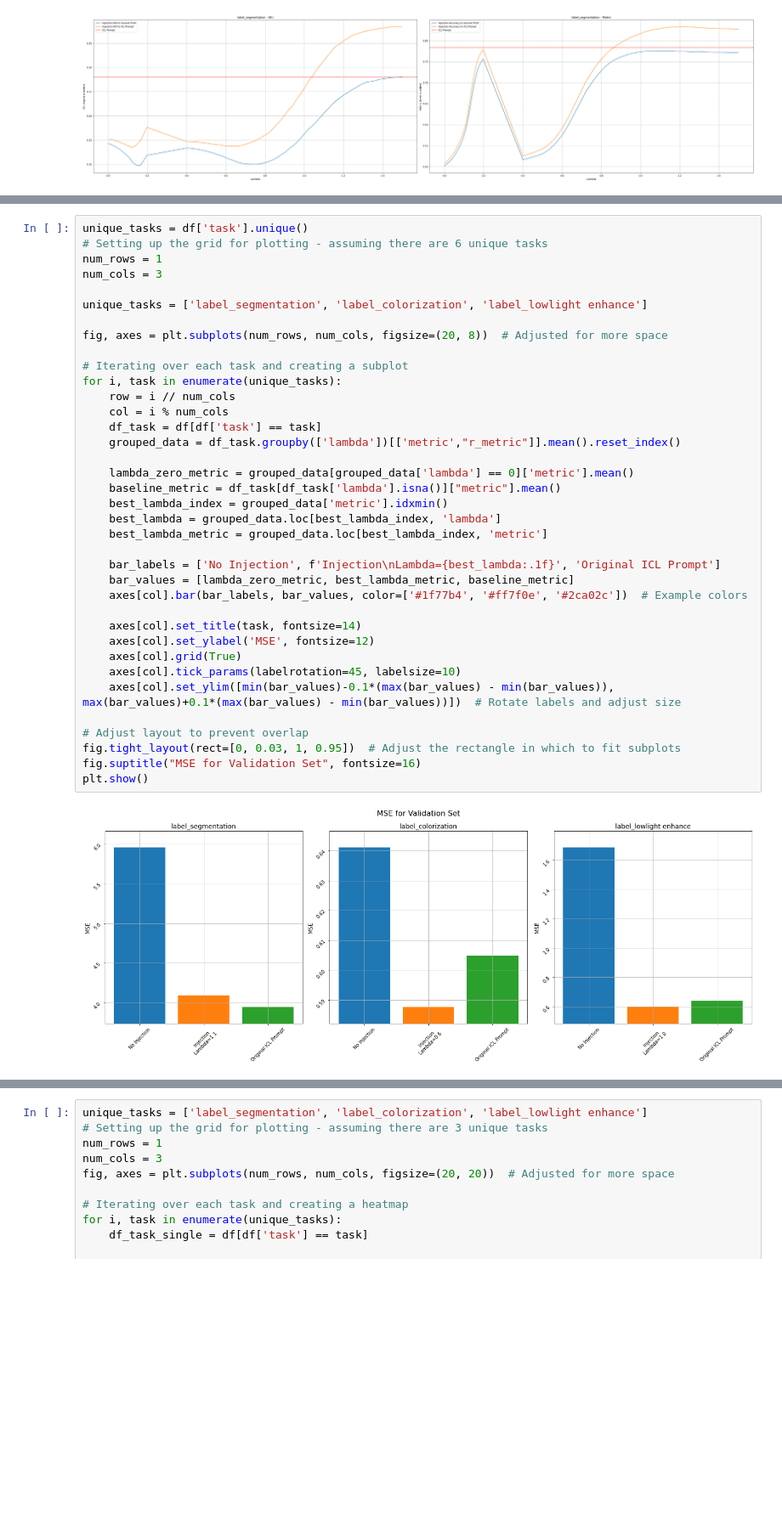
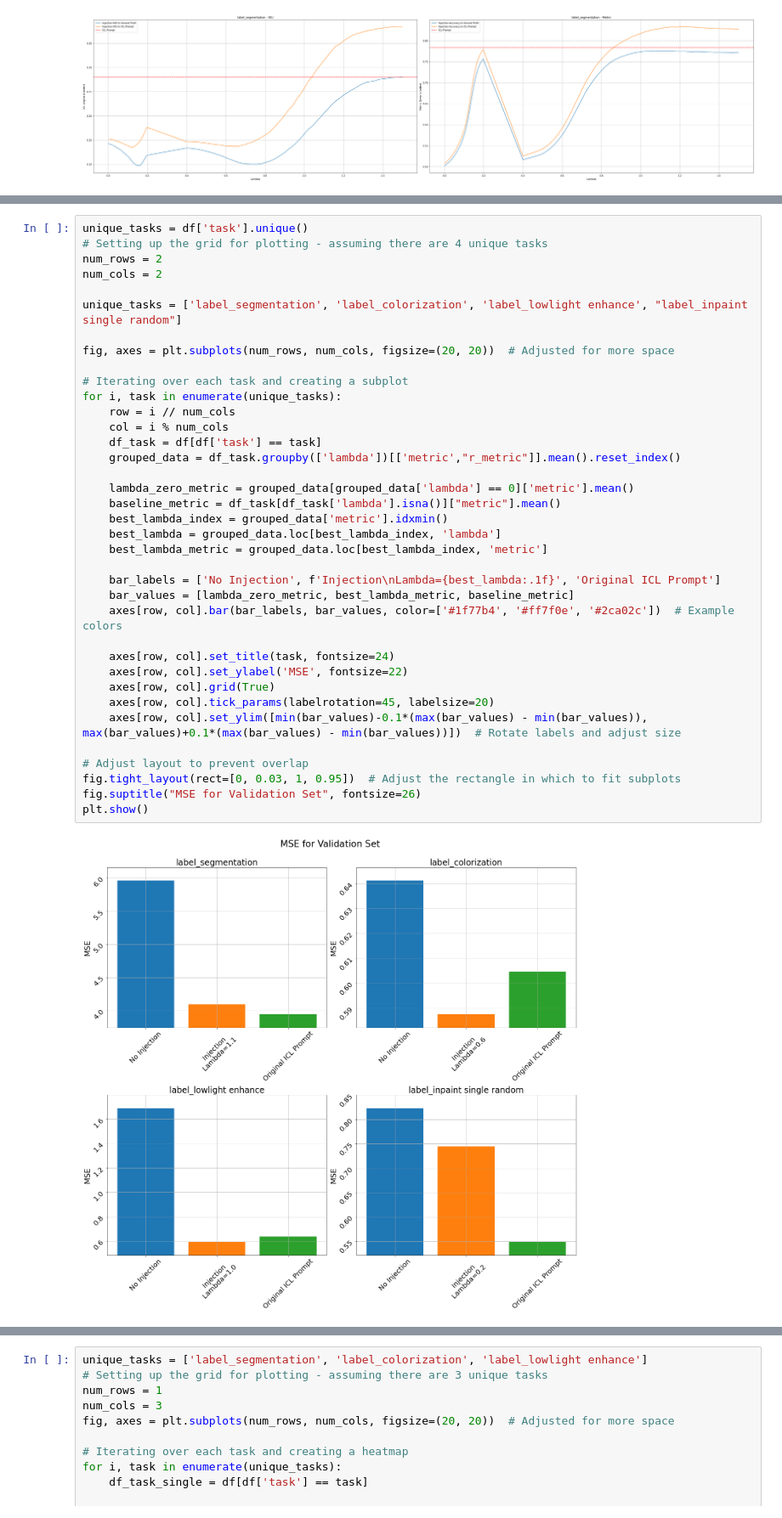
Before and after one commit to alhojel/visual_task_vectors, a Jupyter notebook: analyze_results_singlelayer.ipynb, the cells around one changed output, grey strips where cells are left out. Shown at 85% size. Drawn from its saved outputs; the diff is of its cells as text; blank space fills up the shorter version.

```diff
--- a/analyze_results_singlelayer.ipynb
+++ b/analyze_results_singlelayer.ipynb
@@ -143,42 +159,42 @@ plt.show()
 # %%
 unique_tasks = df['task'].unique()
-# Setting up the grid for plotting - assuming there are 6 unique tasks
-num_rows = 1
-num_cols = 3
+# Setting up the grid for plotting - assuming there are 4 unique tasks
+num_rows = 2
+num_cols = 2
 
-unique_tasks = ['label_segmentation', 'label_colorization', 'label_lowlight enhance']
+unique_tasks = ['label_segmentation', 'label_colorization', 'label_lowlight enhance', "label_inpaint single random"]
 
-fig, axes = plt.subplots(num_rows, num_cols, figsize=(20, 8))  # Adjusted for more space
+fig, axes = plt.subplots(num_rows, num_cols, figsize=(20, 20))  # Adjusted for more space
 
 # Iterating over each task and creating a subplot
 for i, task in enumerate(unique_tasks):
     row = i // num_cols
     col = i % num_cols
     df_task = df[df['task'] == task]
     grouped_data = df_task.groupby(['lambda'])[['metric',"r_metric"]].mean().reset_index()
 
     lambda_zero_metric = grouped_data[grouped_data['lambda'] == 0]['metric'].mean()
     baseline_metric = df_task[df_task['lambda'].isna()]["metric"].mean()
     best_lambda_index = grouped_data['metric'].idxmin()
     best_lambda = grouped_data.loc[best_lambda_index, 'lambda']
     best_lambda_metric = grouped_data.loc[best_lambda_index, 'metric']
 
     bar_labels = ['No Injection', f'Injection\nLambda={best_lambda:.1f}', 'Original ICL Prompt']
     bar_values = [lambda_zero_metric, best_lambda_metric, baseline_metric]
-    axes[col].bar(bar_labels, bar_values, color=['#1f77b4', '#ff7f0e', '#2ca02c'])  # Example colors
+    axes[row, col].bar(bar_labels, bar_values, color=['#1f77b4', '#ff7f0e', '#2ca02c'])  # Example colors
 
-    axes[col].set_title(task, fontsize=14)
-    axes[col].set_ylabel('MSE', fontsize=12)
-    axes[col].grid(True)
-    axes[col].tick_params(labelrotation=45, labelsize=10)
-    axes[col].set_ylim([min(bar_values)-0.1*(max(bar_values) - min(bar_values)), max(bar_values)+0.1*(max(bar_values) - min(bar_values))])  # Rotate labels and adjust size
+    axes[row, col].set_title(task, fontsize=24)
+    axes[row, col].set_ylabel('MSE', fontsize=22)
+    axes[row, col].grid(True)
+    axes[row, col].tick_params(labelrotation=45, labelsize=20)
+    axes[row, col].set_ylim([min(bar_values)-0.1*(max(bar_values) - min(bar_values)), max(bar_values)+0.1*(max(bar_values) - min(bar_values))])  # Rotate labels and adjust size
 
 # Adjust layout to prevent overlap
 fig.tight_layout(rect=[0, 0.03, 1, 0.95])  # Adjust the rectangle in which to fit subplots
-fig.suptitle("MSE for Validation Set", fontsize=16)
+fig.suptitle("MSE for Validation Set", fontsize=26)
 plt.show()
 # %% [output]
-[figure, old version]
+[figure, new version]
 # %%
 unique_tasks = df['task'].unique()
 # Setting up the grid for plotting - assuming there are 3 unique tasks
```
Also changed, not shown: parts of 2 cells of this notebook, 5 other files.
